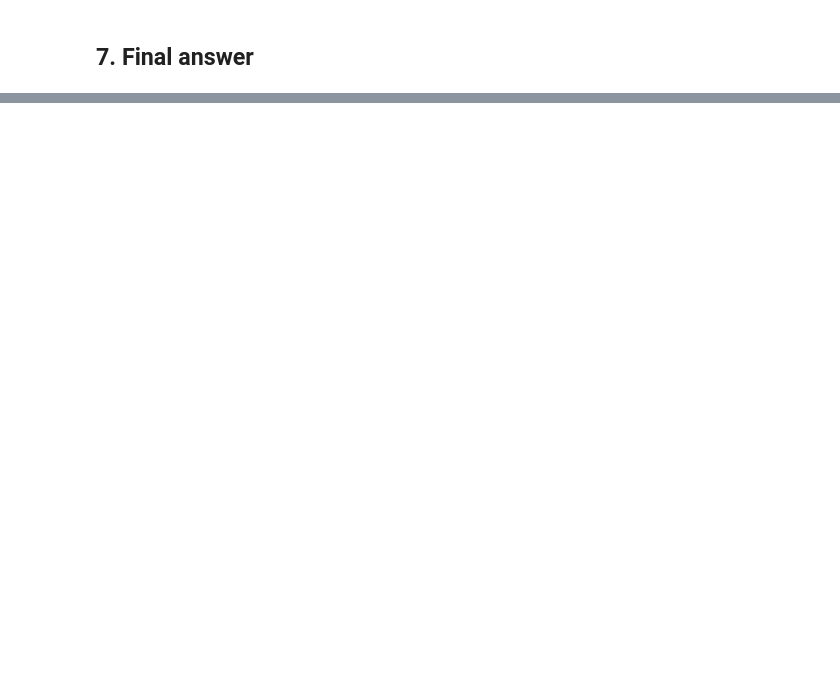
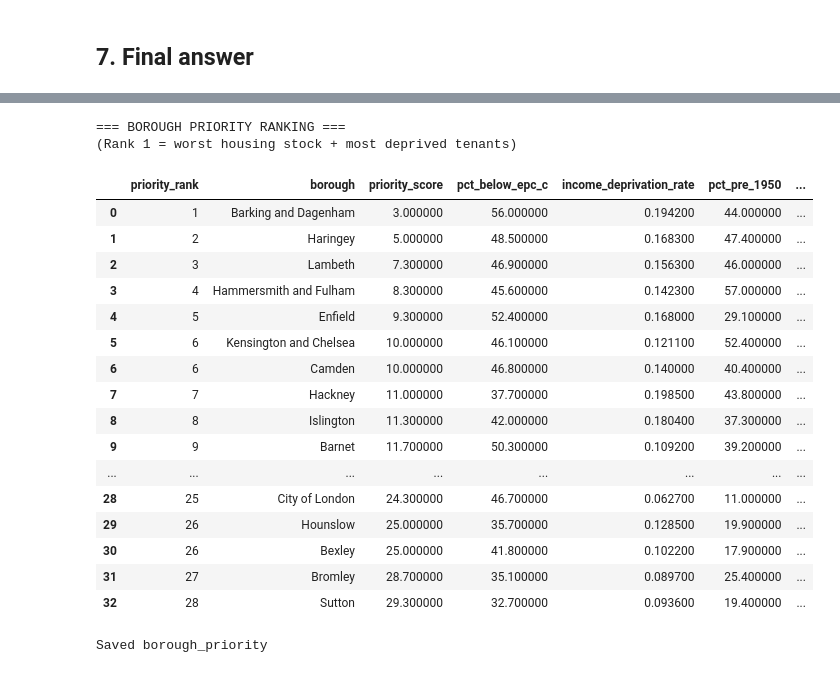
Before and after one commit to llani-rainey/london-social-housing-retrofit-pipeline, a Jupyter notebook: notebooks/05_build_gold.ipynb, the cells around one changed output, grey strips where cells are left out. Drawn from its saved outputs; the diff is of its cells as text; code cells hidden in the pictures; blank space fills up the shorter version.

```diff
--- a/notebooks/05_build_gold.ipynb
+++ b/notebooks/05_build_gold.ipynb
@@ -367,0 +559,10 @@ spark.read.parquet(f'{GOLD}/london_affordability_trend') \
+# %%
+joined = epc_norm.join(imd_norm, on='borough_key', how='inner').drop('borough_key', 'la_name')
+
+print(f'Boroughs matched: {joined.count():,} / 33')
+
+# Show any EPC boroughs that didn't match IMD
+unmatched = epc_norm.join(imd_norm, on='borough_key', how='left_anti')
+if unmatched.count() > 0:
+    print('Unmatched EPC boroughs:')
+    unmatched.select('borough').show(truncate=False)
@@ -367,0 +586,52 @@ spark.read.parquet(f'{GOLD}/london_affordability_trend') \
+# %%
+w_epc    = Window.orderBy(desc('pct_below_epc_c'))
+w_income = Window.orderBy(desc('income_deprivation_rate'))
+w_age    = Window.orderBy(desc('pct_pre_1950'))
+w_final  = Window.orderBy('priority_score')
+
+priority = (
+    joined
+    .withColumn('rank_epc',    dense_rank().over(w_epc))
+    .withColumn('rank_income', dense_rank().over(w_income))
+    .withColumn('rank_age',    dense_rank().over(w_age))
+    .withColumn('priority_score',
+        spark_round((col('rank_epc') + col('rank_income') + col('rank_age')) / 3.0, 1)
+    )
+    .withColumn('priority_rank', dense_rank().over(w_final))
+    .select(
+        'priority_rank', 'borough', 'priority_score',
+        'pct_below_epc_c', 'income_deprivation_rate', 'pct_pre_1950',
+        'avg_epc_score', 'imd_score', 'avg_co2_per_m2', 'social_properties',
+        'rank_epc', 'rank_income', 'rank_age'
+    )
+    .orderBy('priority_rank')
+)
+
+print('=== BOROUGH PRIORITY RANKING ===')
+print('(Rank 1 = worst housing stock + most deprived tenants)')
+display(priority.limit(33).toPandas().style.format(thousands=","))
+# %% [output]
+=== BOROUGH PRIORITY RANKING ===
+(Rank 1 = worst housing stock + most deprived tenants)
+|  | priority_rank | borough | priority_score | pct_below_epc_c | income_deprivation_rate | pct_pre_1950 | ... |
+| 0 | 1 | Barking and Dagenham | 3.000000 | 56.000000 | 0.194200 | 44.000000 | ... |
+| 1 | 2 | Haringey | 5.000000 | 48.500000 | 0.168300 | 47.400000 | ... |
+| 2 | 3 | Lambeth | 7.300000 | 46.900000 | 0.156300 | 46.000000 | ... |
+| 3 | 4 | Hammersmith and Fulham | 8.300000 | 45.600000 | 0.142300 | 57.000000 | ... |
+| 4 | 5 | Enfield | 9.300000 | 52.400000 | 0.168000 | 29.100000 | ... |
+| 5 | 6 | Kensington and Chelsea | 10.000000 | 46.100000 | 0.121100 | 52.400000 | ... |
+| 6 | 6 | Camden | 10.000000 | 46.800000 | 0.140000 | 40.400000 | ... |
+| 7 | 7 | Hackney | 11.000000 | 37.700000 | 0.198500 | 43.800000 | ... |
+| 8 | 8 | Islington | 11.300000 | 42.000000 | 0.180400 | 37.300000 | ... |
+| 9 | 9 | Barnet | 11.700000 | 50.300000 | 0.109200 | 39.200000 | ... |
+| ... | ... | ... | ... | ... | ... | ... | ... |
+| 28 | 25 | City of London | 24.300000 | 46.700000 | 0.062700 | 11.000000 | ... |
+| 29 | 26 | Hounslow | 25.000000 | 35.700000 | 0.128500 | 19.900000 | ... |
+| 30 | 26 | Bexley | 25.000000 | 41.800000 | 0.102200 | 17.900000 | ... |
+| 31 | 27 | Bromley | 28.700000 | 35.100000 | 0.089700 | 25.400000 | ... |
+| 32 | 28 | Sutton | 29.300000 | 32.700000 | 0.093600 | 19.400000 | ... |
+# %%
+priority.write.mode('overwrite').parquet(f'{GOLD}/borough_priority')
+print('Saved borough_priority')
+# %% [output]
+Saved borough_priority
```
Also changed, not shown: parts of 24 cells of this notebook, 6 other files.
